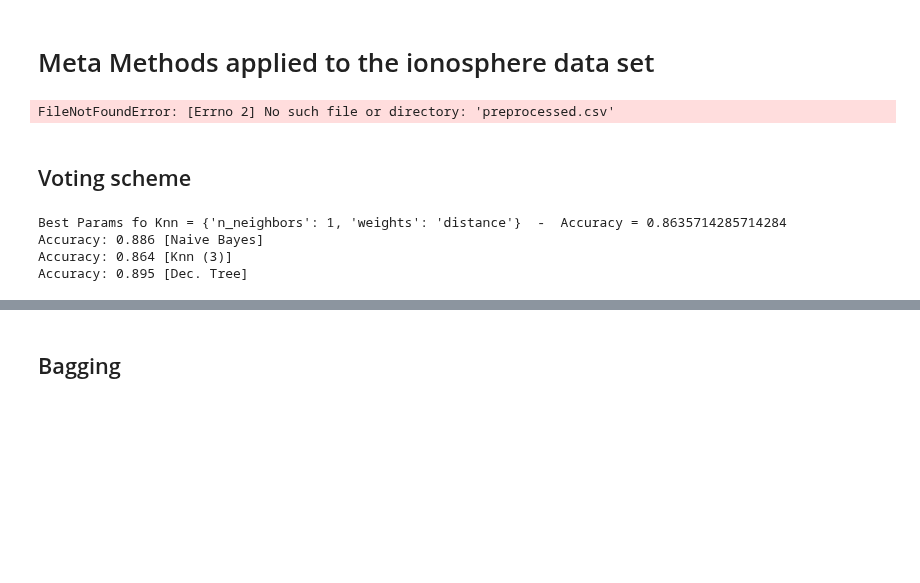
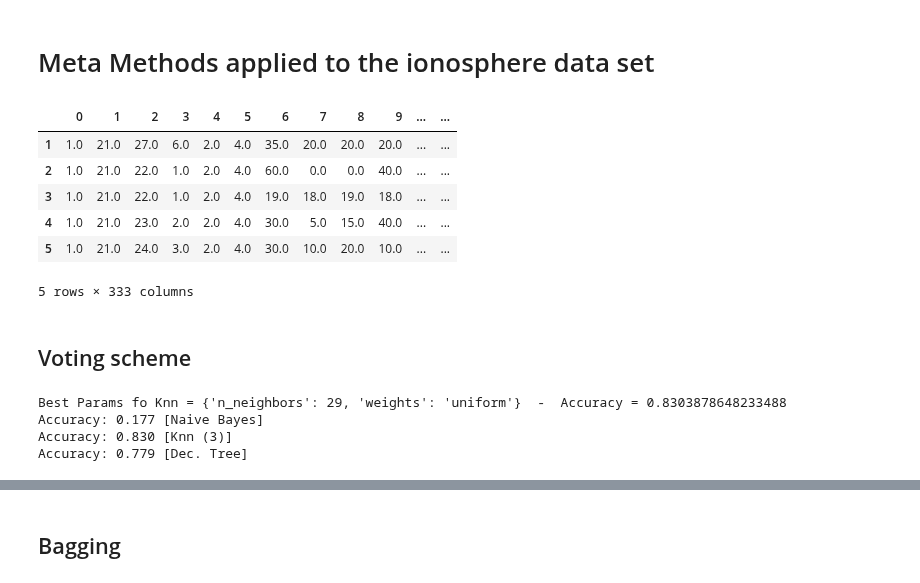
Before and after one commit to Lvago/MD_D1_3_12, a Jupyter notebook: Projecte2/Meta Methods applied to speeddating.ipynb, the cells around one changed output, grey strips where cells are left out. Cells and saved outputs as stored; diff of their text form; code cells hidden in the pictures; blank space fills up the shorter version.

```diff
--- a/Projecte2/Meta Methods applied to speeddating.ipynb
+++ b/Projecte2/Meta Methods applied to speeddating.ipynb
@@ -26,23 +27,45 @@ import warnings
 warnings.filterwarnings("ignore", category = DeprecationWarning)  # To ignore warnings due to deprecated functions
 
 %matplotlib inline
-# %%
-csv = "preprocessed.csv"
-
-# Read the CSV file
-df = pd.read_csv(csv, header=None, low_memory=False)
-
-# Apply the decode function to convert bytes to strings if necessary
-df = df.map(lambda x: x.decode('utf-8') if isinstance(x, bytes) else x)
-
-y = df[34].values
-X = df.values[:,0:34]
-# %% [output]
-FileNotFoundError: [Errno 2] No such file or directory: 'preprocessed.csv'
+# %%
+
+# Load the original and encoded datasets
+df_original = pd.read_csv("preprocessed.csv", header=None, low_memory=False)
+df_encoded = pd.read_csv("preprocessed_encoded.csv", header=None, low_memory=False)
+
+# Extract the 'match' column from the original dataset
+match_column = df_original.iloc[:, -1]
+
+# Append the 'match' column to the encoded dataset
+df_encoded = pd.concat([df_encoded, match_column.rename('match')], axis=1)
+
+# Convert all columns to numeric, coercing errors to handle non-numeric gracefully
+df_encoded = df_encoded.apply(pd.to_numeric, errors='coerce')
+
+# Drop rows with any non-numeric values that couldn't be coerced
+df_encoded = df_encoded.dropna()
+
+# Extract features and target variable
+y = df_encoded['match'].values
+X = df_encoded.drop(columns=['match']).values
+
+
+
+# Inspect the first few rows
+df_encoded.head()
+# %% [output]
+|  | 0 | 1 | 2 | 3 | 4 | 5 | 6 | 7 | 8 | 9 | ... | ... |
+| 1 | 1.0 | 21.0 | 27.0 | 6.0 | 2.0 | 4.0 | 35.0 | 20.0 | 20.0 | 20.0 | ... | ... |
+| 2 | 1.0 | 21.0 | 22.0 | 1.0 | 2.0 | 4.0 | 60.0 | 0.0 | 0.0 | 40.0 | ... | ... |
+| 3 | 1.0 | 21.0 | 22.0 | 1.0 | 2.0 | 4.0 | 19.0 | 18.0 | 19.0 | 18.0 | ... | ... |
+| 4 | 1.0 | 21.0 | 23.0 | 2.0 | 2.0 | 4.0 | 30.0 | 5.0 | 15.0 | 40.0 | ... | ... |
+| 5 | 1.0 | 21.0 | 24.0 | 3.0 | 2.0 | 4.0 | 30.0 | 10.0 | 20.0 | 10.0 | ... | ... |
+5 rows × 333 columns
 # %% [markdown]
 ## Voting scheme
 # %%
-cv = 50
+# The dataset is divided into k subsets or folds
+cv = 30
 
 clf1 = GaussianNB()
 
@@ -76,12 +99,13 @@ for clf, label in zip([clf1, clf2, clf3], ['Naive Bayes','Knn (3)', 'Dec. Tree',
         cv = cv,
         scoring = "accuracy"
     )
+
     print("Accuracy: %0.3f [%s]" % (scores.mean(), label))  # TODO: update this part
 # %% [output]
-Best Params fo Knn = {'n_neighbors': 1, 'weights': 'distance'}  -  Accuracy = 0.8635714285714284
-Accuracy: 0.886 [Naive Bayes]
-Accuracy: 0.864 [Knn (3)]
-Accuracy: 0.895 [Dec. Tree]
+Best Params fo Knn = {'n_neighbors': 29, 'weights': 'uniform'}  -  Accuracy = 0.8303878648233488
+Accuracy: 0.177 [Naive Bayes]
+Accuracy: 0.830 [Knn (3)]
+Accuracy: 0.779 [Dec. Tree]
 # %%
 eclf = VotingClassifier(
     estimators=[
```
Also changed, not shown: parts of 18 cells of this notebook.
